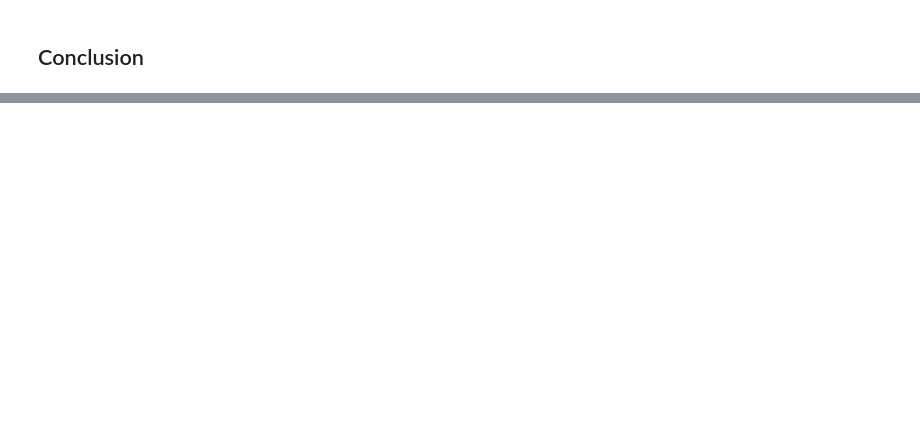
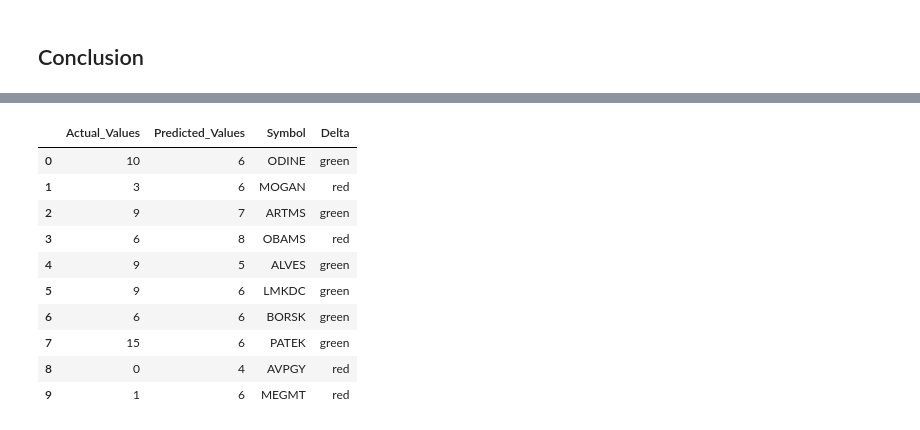
Before and after one commit to uguratli/HalkaArz, a Jupyter notebook: halka_arz.ipynb, the cells around one changed output, grey strips where cells are left out. Cells and saved outputs as stored; diff of their text form; code cells hidden in the pictures; blank space fills up the shorter version.

```diff
--- a/halka_arz.ipynb
+++ b/halka_arz.ipynb
@@ -777,0 +868,17 @@ r2_score(np.round(elnet_model.predict(x_test)), y_test)
+# %%
+elnet_df_df = pd.DataFrame(data={"Actual_Values": y["HypeDays"].values, "Predicted_Values": np.round(elnet_model.predict(x)).astype(int)}, index=y.index)
+elnet_df = elnet_df_df.merge(df[["Symbol"]],left_index=True, right_index=True)
+elnet_df["Delta"] = np.where(elnet_df["Actual_Values"] >= elnet_df["Predicted_Values"], "green", "red")
+elnet_df.head(10)
+# %% [output]
+|  | Actual_Values | Predicted_Values | Symbol | Delta |
+| 0 | 10 | 6 | ODINE | green |
+| 1 | 3 | 6 | MOGAN | red |
+| 2 | 9 | 7 | ARTMS | green |
+| 3 | 6 | 8 | OBAMS | red |
+| 4 | 9 | 5 | ALVES | green |
+| 5 | 9 | 6 | LMKDC | green |
+| 6 | 6 | 6 | BORSK | green |
+| 7 | 15 | 6 | PATEK | green |
+| 8 | 0 | 4 | AVPGY | red |
+| 9 | 1 | 6 | MEGMT | red |
```
Also changed, not shown: parts of 24 cells of this notebook.
